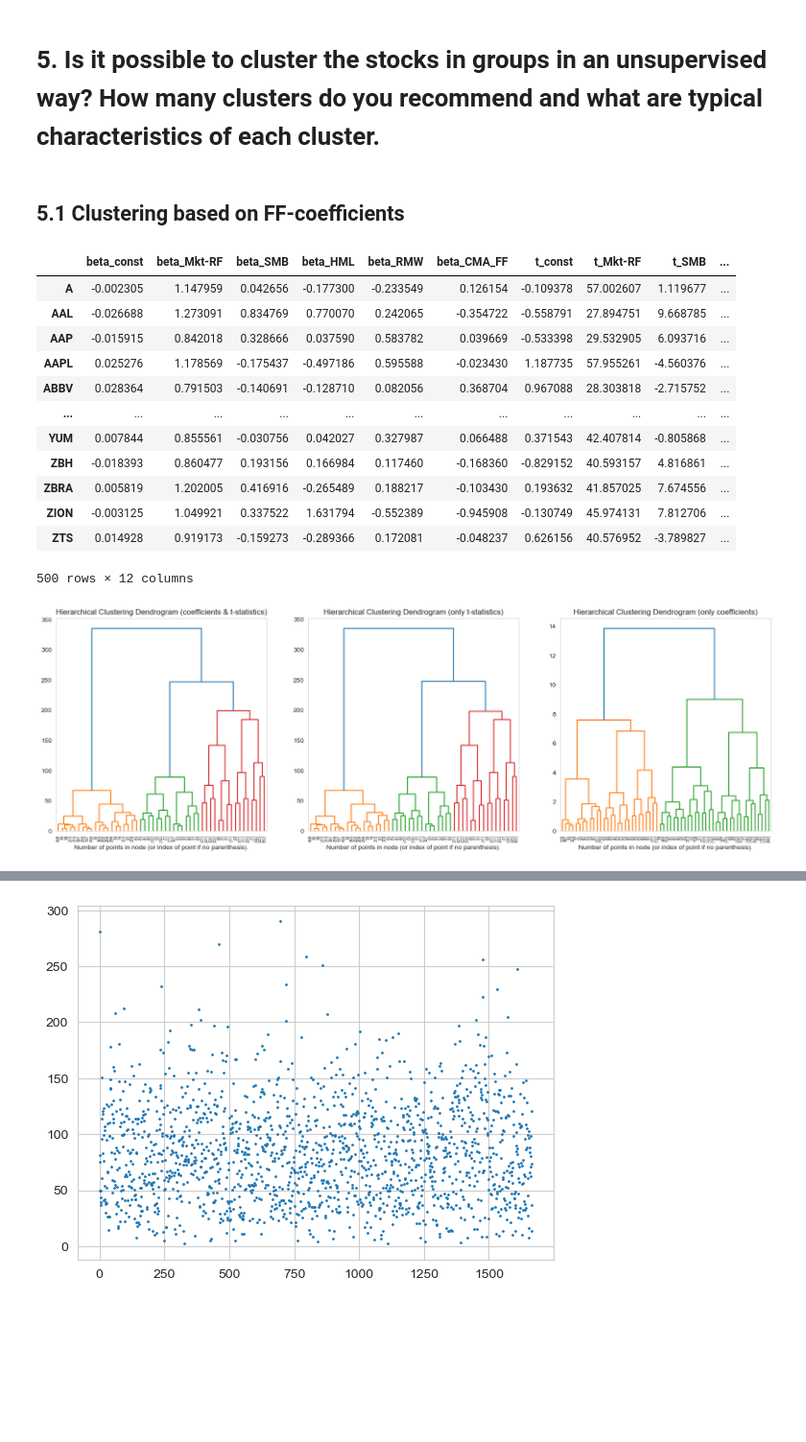
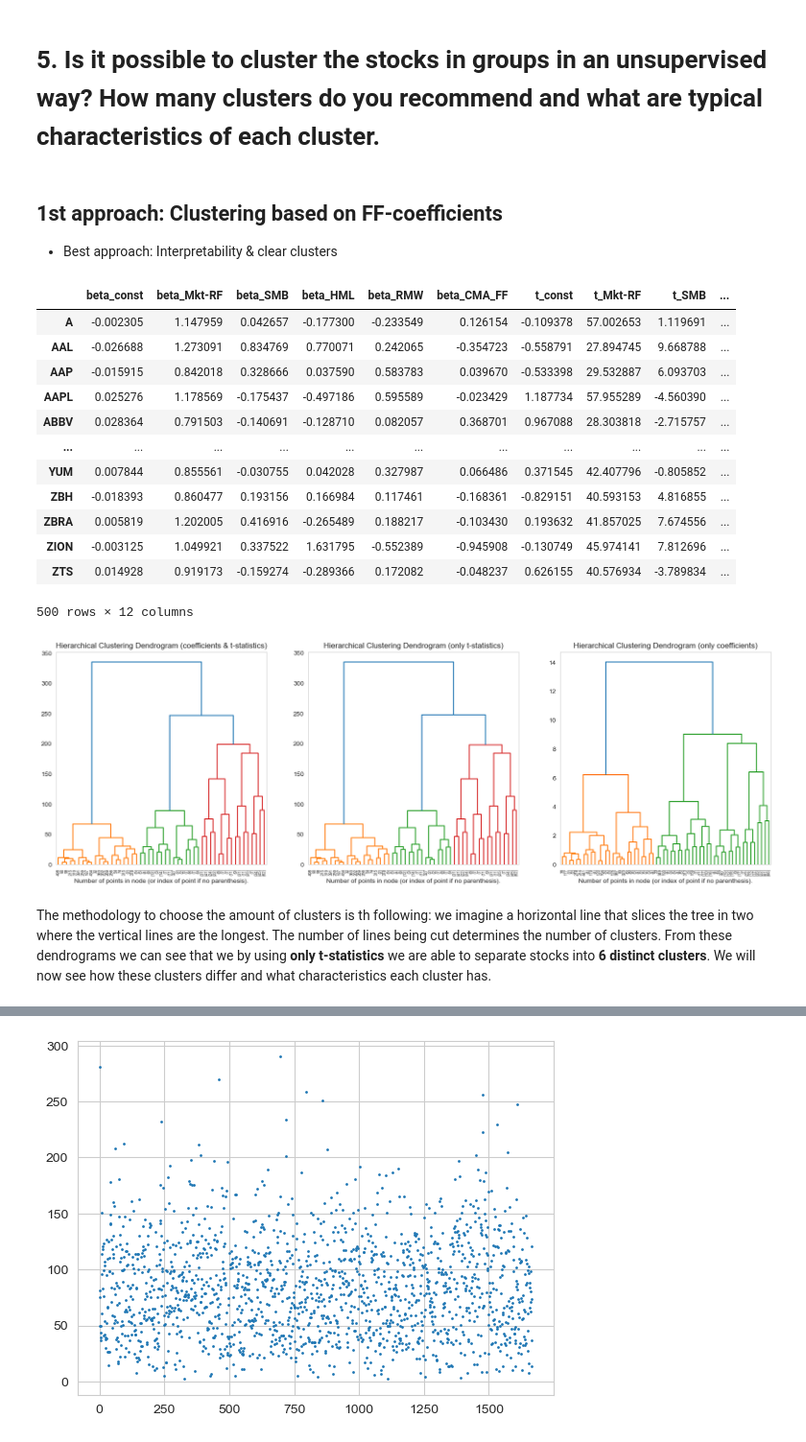
Before and after one commit to oskargirardin/Financial_Econometrics_Hwk3, a Jupyter notebook: Hwk3.ipynb, the cells around one changed output, grey strips where cells are left out. Shown at 96% size. Drawn from its saved outputs; the diff is of its cells as text; code cells hidden in the pictures; blank space fills up the shorter version.

Commit message:
only comments left

```diff
--- a/Hwk3.ipynb
+++ b/Hwk3.ipynb
@@ -344,75 +330,83 @@ def plot_kde_sector(df):
 # %% [markdown]
 # 5. Is it possible to cluster the stocks in groups in an unsupervised way? How many clusters do you recommend and what are typical characteristics of each cluster.
 # %% [markdown]
-## 5.1 Clustering based on FF-coefficients
+## 1st approach: Clustering based on FF-coefficients
+- Best approach: Interpretability & clear clusters
 # %%
-df_ff_clustering = df_ols_results.copy()
-cols_of_interest = df_ols_results.columns[:13]
-df_ff_clustering = df_ff_clustering[cols_of_interest]
-df_ff_clustering.index = df_ff_clustering["stock"].values
-df_ff_clustering = df_ff_clustering.drop("stock", axis = 1)
+def prep_cluster_ff_coefs(df_ols_results):
+    df_ff_clustering = df_ols_results.copy()
+    cols_of_interest = df_ols_results.columns[:13]
+    df_ff_clustering = df_ff_clustering[cols_of_interest]
+    df_ff_clustering.index = df_ff_clustering["stock"].values
+    df_ff_clustering = df_ff_clustering.drop("stock", axis = 1)
+    return df_ff_clustering
+
+df_ff_clustering = prep_cluster_ff_coefs(df_ols_results)
 df_ff_clustering
 # %% [output]
 |  | beta_const | beta_Mkt-RF | beta_SMB | beta_HML | beta_RMW | beta_CMA_FF | t_const | t_Mkt-RF | t_SMB | ... |
-| A | -0.002305 | 1.147959 | 0.042656 | -0.177300 | -0.233549 | 0.126154 | -0.109378 | 57.002607 | 1.119677 | ... |
-| AAL | -0.026688 | 1.273091 | 0.834769 | 0.770070 | 0.242065 | -0.354722 | -0.558791 | 27.894751 | 9.668785 | ... |
-| AAP | -0.015915 | 0.842018 | 0.328666 | 0.037590 | 0.583782 | 0.039669 | -0.533398 | 29.532905 | 6.093716 | ... |
-| AAPL | 0.025276 | 1.178569 | -0.175437 | -0.497186 | 0.595588 | -0.023430 | 1.187735 | 57.955261 | -4.560376 | ... |
-| ABBV | 0.028364 | 0.791503 | -0.140691 | -0.128710 | 0.082056 | 0.368704 | 0.967088 | 28.303818 | -2.715752 | ... |
+| A | -0.002305 | 1.147959 | 0.042657 | -0.177300 | -0.233549 | 0.126154 | -0.109378 | 57.002653 | 1.119691 | ... |
+| AAL | -0.026688 | 1.273091 | 0.834769 | 0.770071 | 0.242065 | -0.354723 | -0.558791 | 27.894745 | 9.668788 | ... |
+| AAP | -0.015915 | 0.842018 | 0.328666 | 0.037590 | 0.583783 | 0.039670 | -0.533398 | 29.532887 | 6.093703 | ... |
+| AAPL | 0.025276 | 1.178569 | -0.175437 | -0.497186 | 0.595589 | -0.023429 | 1.187734 | 57.955289 | -4.560390 | ... |
+| ABBV | 0.028364 | 0.791503 | -0.140691 | -0.128710 | 0.082057 | 0.368701 | 0.967088 | 28.303818 | -2.715757 | ... |
 | ... | ... | ... | ... | ... | ... | ... | ... | ... | ... | ... |
-| YUM | 0.007844 | 0.855561 | -0.030756 | 0.042027 | 0.327987 | 0.066488 | 0.371543 | 42.407814 | -0.805868 | ... |
-| ZBH | -0.018393 | 0.860477 | 0.193156 | 0.166984 | 0.117460 | -0.168360 | -0.829152 | 40.593157 | 4.816861 | ... |
+| YUM | 0.007844 | 0.855561 | -0.030755 | 0.042028 | 0.327987 | 0.066486 | 0.371545 | 42.407796 | -0.805852 | ... |
+| ZBH | -0.018393 | 0.860477 | 0.193156 | 0.166984 | 0.117461 | -0.168361 | -0.829151 | 40.593153 | 4.816855 | ... |
 | ZBRA | 0.005819 | 1.202005 | 0.416916 | -0.265489 | 0.188217 | -0.103430 | 0.193632 | 41.857025 | 7.674556 | ... |
-| ZION | -0.003125 | 1.049921 | 0.337522 | 1.631794 | -0.552389 | -0.945908 | -0.130749 | 45.974131 | 7.812706 | ... |
-| ZTS | 0.014928 | 0.919173 | -0.159273 | -0.289366 | 0.172081 | -0.048237 | 0.626156 | 40.576952 | -3.789827 | ... |
+| ZION | -0.003125 | 1.049921 | 0.337522 | 1.631795 | -0.552389 | -0.945908 | -0.130749 | 45.974141 | 7.812696 | ... |
+| ZTS | 0.014928 | 0.919173 | -0.159274 | -0.289366 | 0.172082 | -0.048237 | 0.626155 | 40.576934 | -3.789834 | ... |
 500 rows × 12 columns
 # %%
 from scipy.cluster.hierarchy import dendrogram
 from sklearn.cluster import AgglomerativeClustering
 
 
 def plot_dendrogram(model, **kwargs):
     # Create linkage matrix and then plot the dendrogram
 
     # create the counts of samples under each node
     counts = np.zeros(model.children_.shape[0])
     n_samples = len(model.labels_)
     for i, merge in enumerate(model.children_):
         current_count = 0
         for child_idx in merge:
             if child_idx < n_samples:
                 current_count += 1  # leaf node
             else:
                 current_count += counts[child_idx - n_samples]
         counts[i] = current_count
 
     linkage_matrix = np.column_stack(
         [model.children_, model.distances_, counts]
     ).astype(float)
 
     # Plot the corresponding dendrogram
     dendrogram(linkage_matrix, **kwargs)
 
 
+def plot_dendrogram_ff(df_ols_results, p = 5):
+    colranges = [(1, 13), (6,12), (1,6)]
+    titles = ["(coefficients & t-statistics)", "(only t-statistics)", "(only coefficients)"]
+    fig, axs = plt.subplots(1, 3, figsize = (20, 6))
+    sns.set_style("whitegrid")
+    for i, (ax, (col_min, col_max)) in enumerate(zip(axs,colranges)):
+        df_ff_clustering = df_ols_results.copy()
+        cols_of_interest = df_ols_results.columns[col_min:col_max]
+        df_ff_clustering = df_ff_clustering[cols_of_interest]
 
-colranges = [(1, 13), (7,13), (1,7)]
-titles = ["(coefficients & t-statistics)", "(only t-statistics)", "(only coefficients)"]
-fig, axs = plt.subplots(1, 3, figsize = (20, 6))
-coef_names = df_ols_results.columns[1:(len(axs)+1)]
-sns.set_style("whitegrid")
-for i, (ax, (col_min, col_max)) in enumerate(zip(axs,colranges)):
-    df_ff_clustering = df_ols_results.copy()
-    cols_of_interest = df_ols_results.columns[col_min:col_max]
-    df_ff_clustering = df_ff_clustering[cols_of_interest]
+        # setting distance_threshold=0 ensures we compute the full tree.
+        model = AgglomerativeClustering(distance_threshold=0, n_clusters=None)
 
-    # setting distance_threshold=0 ensures we compute the full tree.
-    model = AgglomerativeClustering(distance_threshold=0, n_clusters=None)
+        model = model.fit(df_ff_clustering)
+        ax.set_title(f"Hierarchical Clustering Dendrogram {titles[i]}")
+        # plot the top three levels of the dendrogram
+        plot_dendrogram(model, truncate_mode="level", p=p, ax= ax)
+        ax.grid(False)
+        ax.set_xlabel("Number of points in node (or index of point if no parenthesis).")
 
-    model = model.fit(df_ff_clustering)
-    ax.set_title(f"Hierarchical Clustering Dendrogram {titles[i]}")
-    # plot the top three levels of the dendrogram
-    plot_dendrogram(model, truncate_mode="level", p=5, ax= ax)
-    ax.grid(False)
-    ax.set_xlabel("Number of points in node (or index of point if no parenthesis).")
+plot_dendrogram_ff(df_ols_results)
 # %% [output]
-[figure, old version]
+[figure, new version]
+# %% [markdown]
+The methodology to choose the amount of clusters is th following: we imagine a horizontal line that slices the tree in two where the vertical lines are the longest. The number of lines being cut determines the number of clusters. From these dendrograms we can see that we by using **only t-statistics** we are able to separate stocks into **6 distinct clusters**. We will now see how these clusters differ and what characteristics each cluster has.
```
Also changed, not shown: parts of 50 cells of this notebook.
